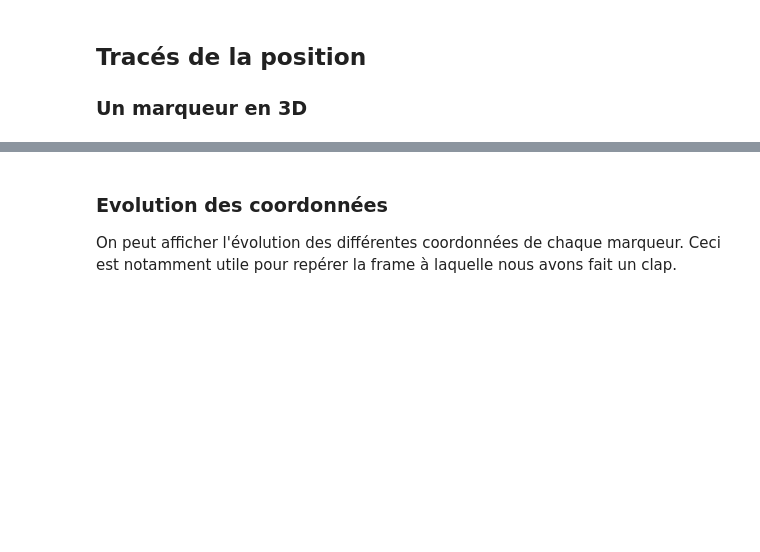
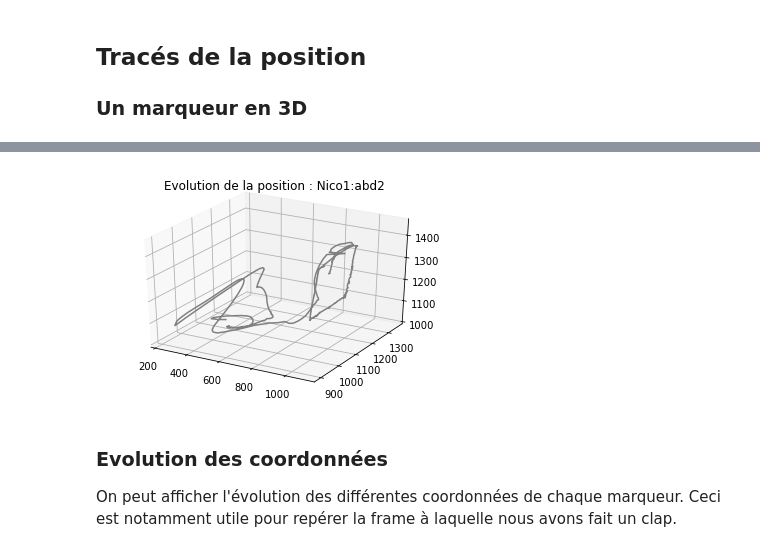
Before and after one commit to AmigoCap/MultiAcqui, a Jupyter notebook: 211019_NicoGabin_carre/01-Comparaison_Mocap_OpenPose_Square.ipynb, the cells around one changed output, grey strips where cells are left out. Saved outputs shown, nothing was run; the diff lists cells and outputs as text; code cells hidden in the pictures; blank space fills up the shorter version.

```diff
--- a/211019_NicoGabin_carre/01-Comparaison_Mocap_OpenPose_Square.ipynb
+++ b/211019_NicoGabin_carre/01-Comparaison_Mocap_OpenPose_Square.ipynb
@@ -69,9 +69,9 @@ def ev_3D_marker_mocap(seg):
     fig = plt.figure()
     ax = fig.add_subplot(111, projection='3d')
 
-    x=mocap_data[seg]['X']
-    y=mocap_data[seg]['Y']
-    z=mocap_data[seg]['Z']
+    x=mocap_data[seg]['X'].tolist()
+    y=mocap_data[seg]['Y'].tolist()
+    z=mocap_data[seg]['Z'].tolist()
 
     ax.plot3D(x, y, z, 'gray')
     plt.title('Evolution de la position : '+seg)
@@ -84,3 +82,4 @@ ev_3D_marker_mocap('Nico1:abd2')
+[figure, added]
 # %% [markdown]
 ### Evolution des coordonnées
 On peut afficher l'évolution des différentes coordonnées de chaque marqueur. Ceci est notamment utile pour repérer la frame à laquelle nous avons fait un clap.
```
Also changed, not shown: parts of 4 cells of this notebook, 3 other files.
